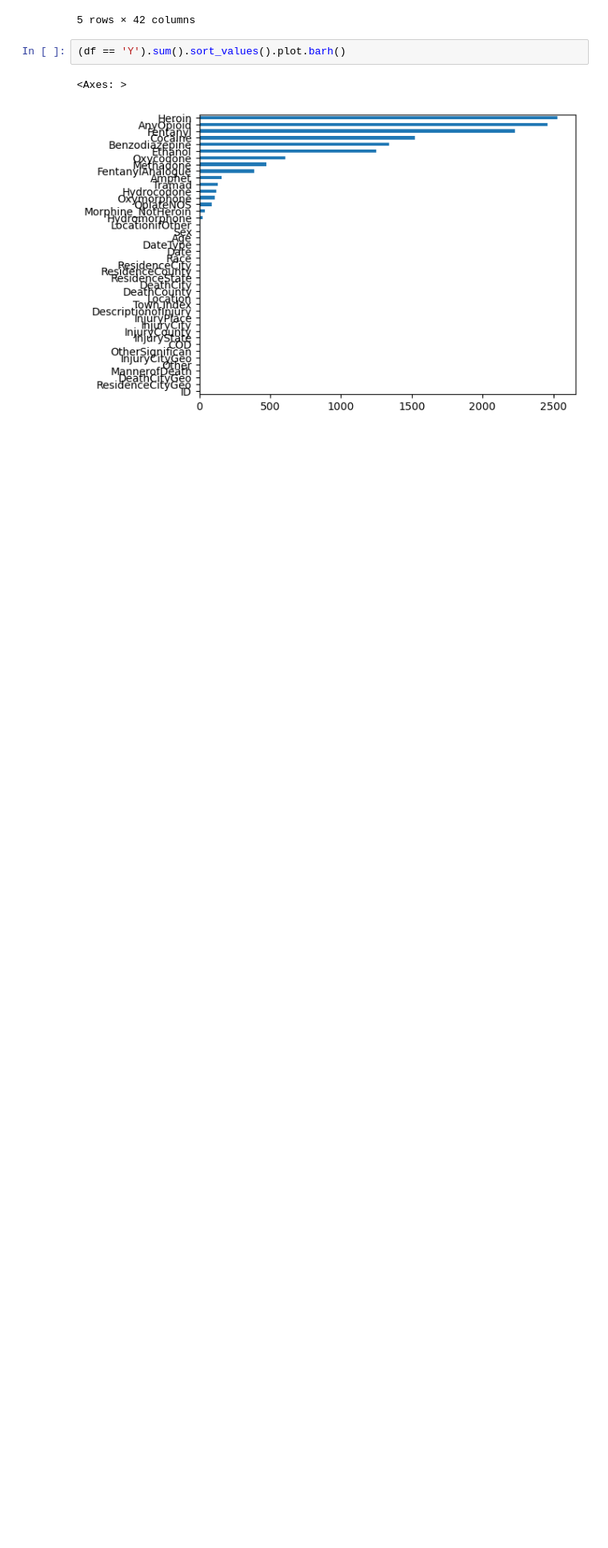
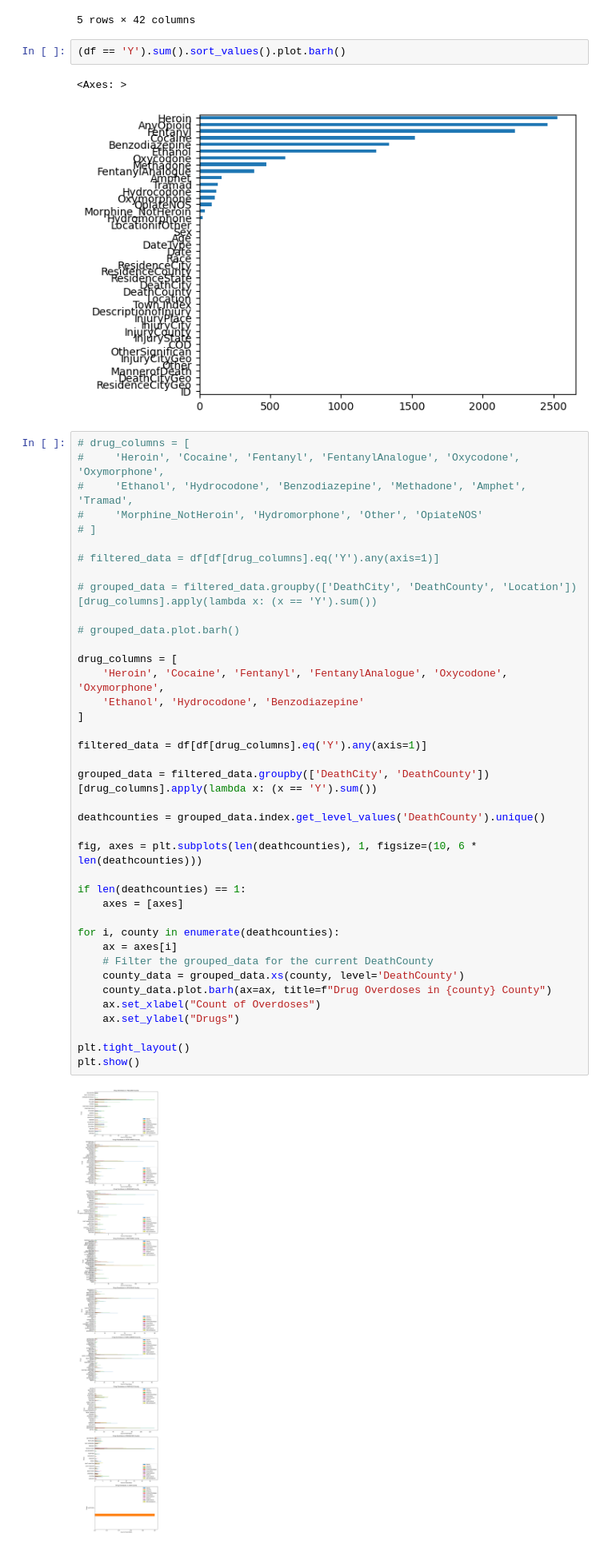
Before and after one commit to 7r3y70dd/383cst, a Jupyter notebook: extraProj.ipynb, the cells around one changed output. Shown at 80% size. Saved outputs shown, nothing was run; the diff lists cells and outputs as text; blank space fills up the shorter version.

```diff
--- a/extraProj.ipynb
+++ b/extraProj.ipynb
@@ -148,6 +155,47 @@ df.head()
 # %% [output]
 <Axes: >
 [figure]
+# %%
+# drug_columns = [
+#     'Heroin', 'Cocaine', 'Fentanyl', 'FentanylAnalogue', 'Oxycodone', 'Oxymorphone',
+#     'Ethanol', 'Hydrocodone', 'Benzodiazepine', 'Methadone', 'Amphet', 'Tramad',
+#     'Morphine_NotHeroin', 'Hydromorphone', 'Other', 'OpiateNOS'
+# ]
+
+# filtered_data = df[df[drug_columns].eq('Y').any(axis=1)]
+
+# grouped_data = filtered_data.groupby(['DeathCity', 'DeathCounty', 'Location'])[drug_columns].apply(lambda x: (x == 'Y').sum())
+
+# grouped_data.plot.barh()
+
+drug_columns = [
+    'Heroin', 'Cocaine', 'Fentanyl', 'FentanylAnalogue', 'Oxycodone', 'Oxymorphone',
+    'Ethanol', 'Hydrocodone', 'Benzodiazepine'
+]
+
+filtered_data = df[df[drug_columns].eq('Y').any(axis=1)]
+
+grouped_data = filtered_data.groupby(['DeathCity', 'DeathCounty'])[drug_columns].apply(lambda x: (x == 'Y').sum())
+
+deathcounties = grouped_data.index.get_level_values('DeathCounty').unique()
+
+fig, axes = plt.subplots(len(deathcounties), 1, figsize=(10, 6 * len(deathcounties)))
+
+if len(deathcounties) == 1:
+    axes = [axes]
+
+for i, county in enumerate(deathcounties):
+    ax = axes[i]
+    # Filter the grouped_data for the current DeathCounty
+    county_data = grouped_data.xs(county, level='DeathCounty')
+    county_data.plot.barh(ax=ax, title=f"Drug Overdoses in {county} County")
+    ax.set_xlabel("Count of Overdoses")
+    ax.set_ylabel("Drugs")
+
+plt.tight_layout()
+plt.show()
+# %% [output]
+[figure, added]
 # %%
 value_map = {
     'Y': 1,
```
Also changed, not shown: parts of 7 cells of this notebook, 2 other files.
